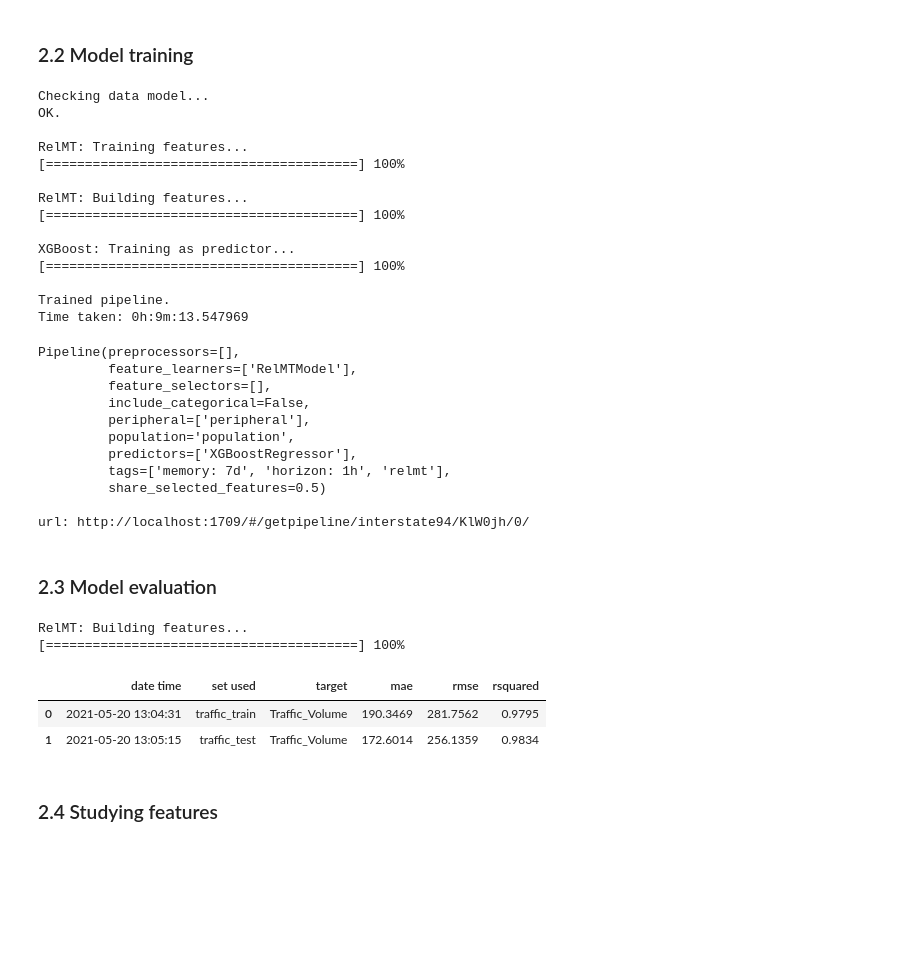
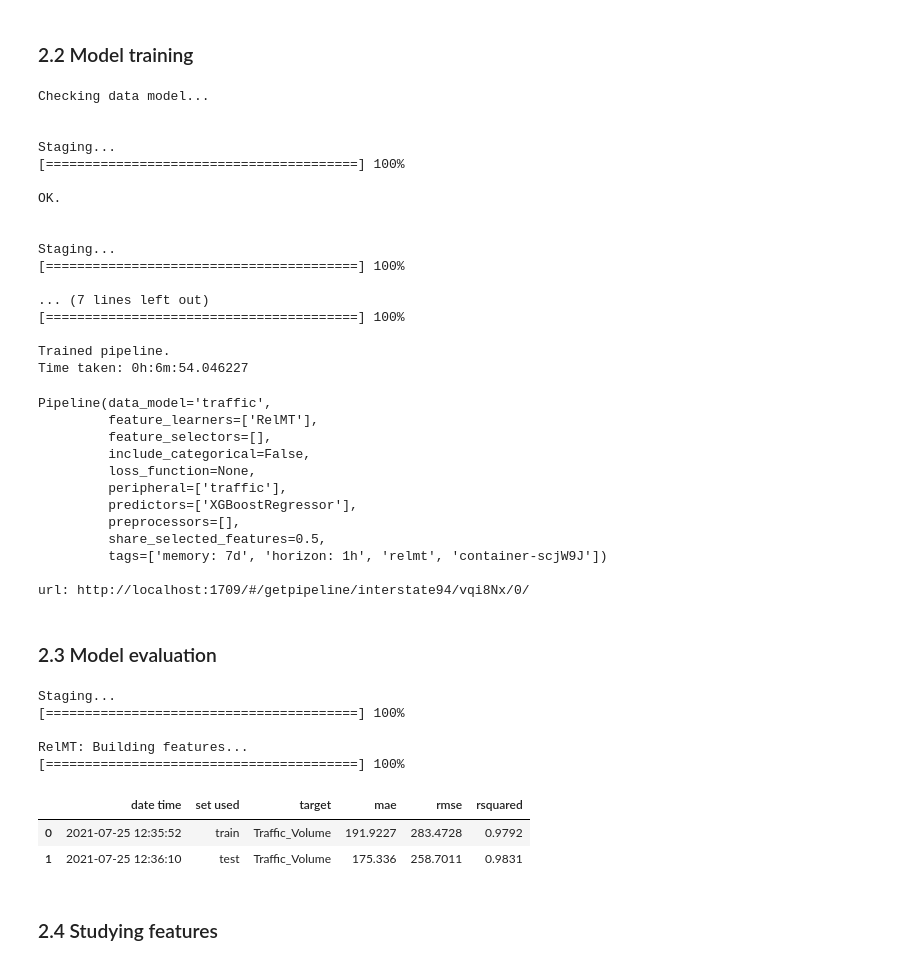
Before and after one commit to getml/getml-demo, a Jupyter notebook: interstate94.ipynb, the cells around one changed output. Saved outputs shown, nothing was run; the diff lists cells and outputs as text; code cells hidden in the pictures; blank space fills up the shorter version.

Commit message:
Updated the interstate notebook

```diff
--- a/interstate94.ipynb
+++ b/interstate94.ipynb
@@ -185,46 +210,50 @@ pipe = getml.pipeline.Pipeline(
 # %% [markdown]
 ### 2.2 Model training
 # %%
-pipe.fit(traffic_train, [traffic])
+pipe.fit(time_series.train)
 # %% [output]
 Checking data model...
+
+
+Staging...
+[========================================] 100%
+
 OK.
 
-RelMT: Training features...
+
+Staging...
 [========================================] 100%
 
-RelMT: Building features...
-[========================================] 100%
-
-XGBoost: Training as predictor...
+... (7 lines left out)
 [========================================] 100%
 
 Trained pipeline.
-Time taken: 0h:9m:13.547969
+Time taken: 0h:6m:54.046227
-Pipeline(preprocessors=[],
-         feature_learners=['RelMTModel'],
+Pipeline(data_model='traffic',
+         feature_learners=['RelMT'],
          feature_selectors=[],
          include_categorical=False,
-         peripheral=['peripheral'],
-         population='population',
+         loss_function=None,
+         peripheral=['traffic'],
          predictors=['XGBoostRegressor'],
-         tags=['memory: 7d', 'horizon: 1h', 'relmt'],
-         share_selected_features=0.5)
+         preprocessors=[],
+         share_selected_features=0.5,
+         tags=['memory: 7d', 'horizon: 1h', 'relmt', 'container-scjW9J'])
 
-url: http://localhost:1709/#/getpipeline/interstate94/KlW0jh/0/
+url: http://localhost:1709/#/getpipeline/interstate94/vqi8Nx/0/
 # %% [markdown]
 ### 2.3 Model evaluation
-# %%
-pipe.score(
-    population_table=traffic_test,
-    peripheral_tables=[traffic]
-)
-# %% [output]
-RelMT: Building features...
-[========================================] 100%
-|  | date time | set used | target | mae | rmse | rsquared |
-| 0 | 2021-05-20 13:04:31 | traffic_train | Traffic_Volume | 190.3469 | 281.7562 | 0.9795 |
-| 1 | 2021-05-20 13:05:15 | traffic_test | Traffic_Volume | 172.6014 | 256.1359 | 0.9834 |
+# %%
+pipe.score(time_series.test)
+# %% [output]
+Staging...
+[========================================] 100%
+
+RelMT: Building features...
+[========================================] 100%
+|  | date time | set used | target | mae | rmse | rsquared |
+| 0 | 2021-07-25 12:35:52 | train | Traffic_Volume | 191.9227 | 283.4728 | 0.9792 |
+| 1 | 2021-07-25 12:36:10 | test | Traffic_Volume | 175.336 | 258.7011 | 0.9831 |
 # %% [markdown]
 ### 2.4 Studying features
 # %% [markdown]
```
Also changed, not shown: parts of 18 cells of this notebook.
